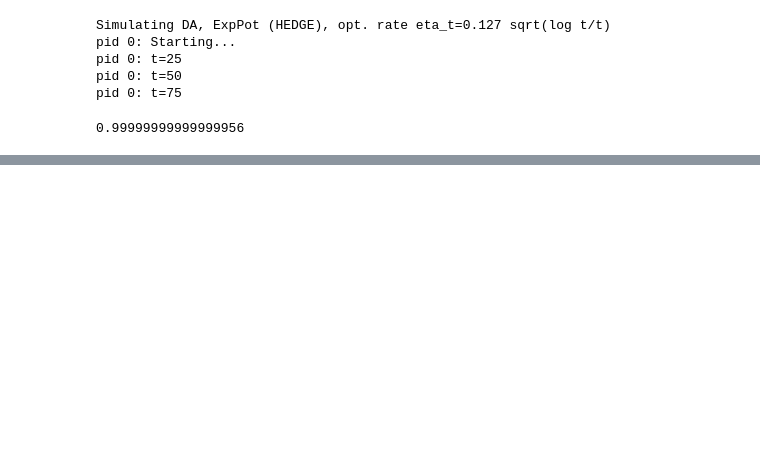
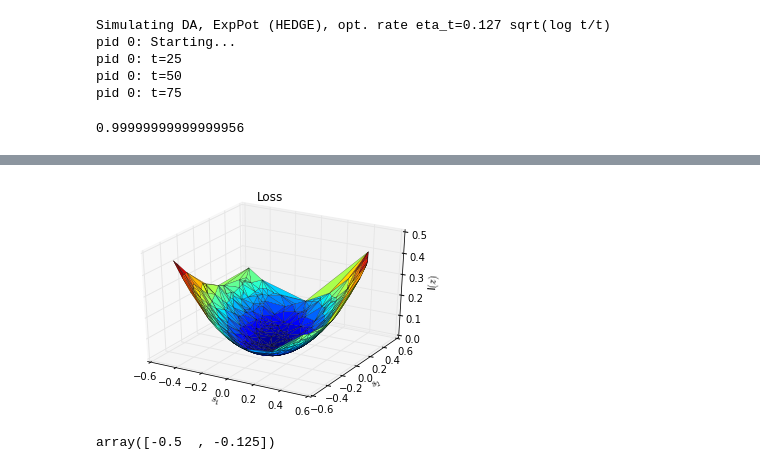
Before and after one commit to Balandat/cont_no_regret, a Jupyter notebook: Untitled.ipynb, the cells around one changed output, grey strips where cells are left out. Cells and saved outputs as stored; diff of their text form; code cells hidden in the pictures; blank space fills up the shorter version.

```diff
--- a/Untitled.ipynb
+++ b/Untitled.ipynb
@@ -120,0 +118,8 @@ ee.shape
+# %%
+fig = objective.plot(dom.sample_uniform(500))
+# %% [output]
+[figure, added]
+# %%
+objective.grad([-0.25,0])
+# %% [output]
+array([-0.5  , -0.125])
```
Also changed, not shown: parts of 12 cells of this notebook, 3 other files.
